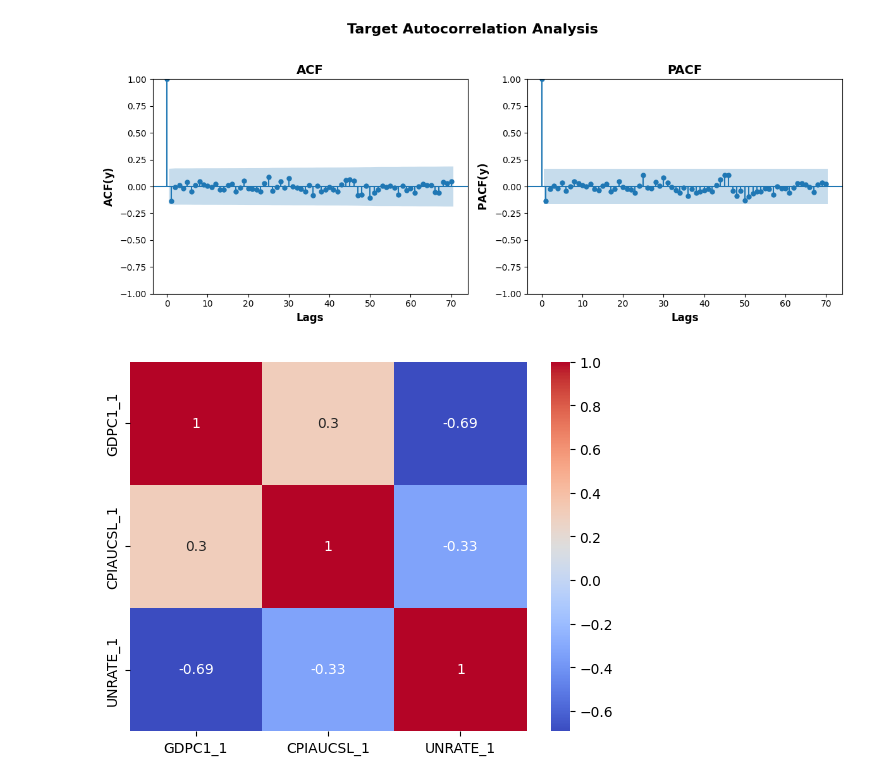
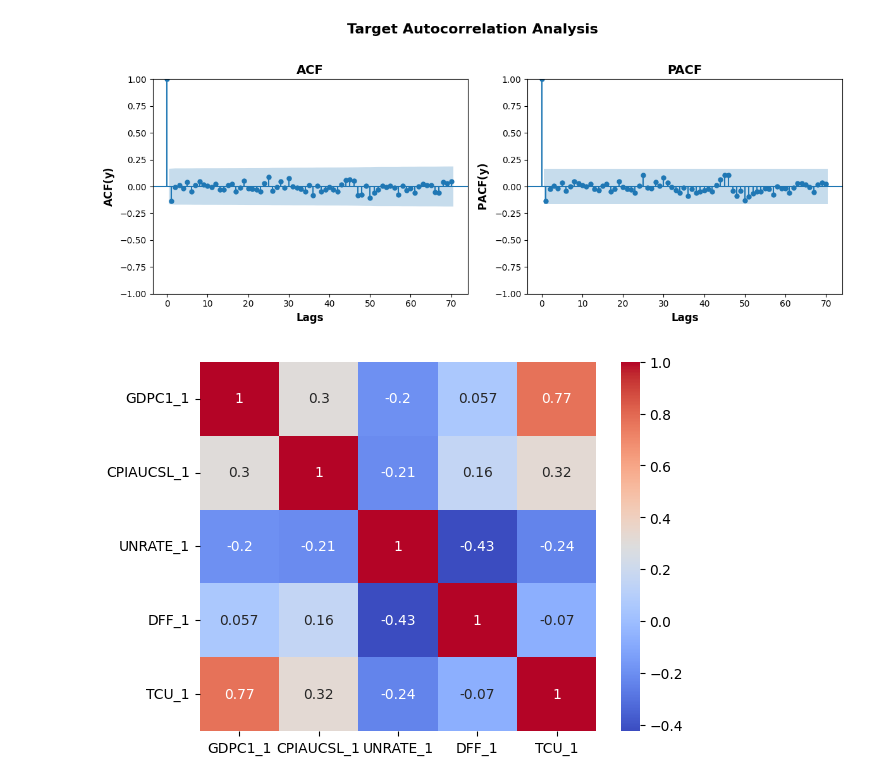
Before and after one commit to GongJr0/Econometrics2025-Project, a Jupyter notebook: main.ipynb, the cells around one changed output. Saved outputs shown, nothing was run; the diff lists cells and outputs as text; code cells hidden in the pictures.

```diff
--- a/main.ipynb
+++ b/main.ipynb
@@ -29,14 +29,16 @@ s = StandardScaler()
 rgdp = pd.read_csv('./data/fred/GDPC1.csv', low_memory=False, encoding='utf-8')
 cpi = pd.read_csv('./data/fred/CPIAUCSL.csv', low_memory=False, encoding='utf-8')
 unrate = pd.read_csv('./data/fred/UNRATE.csv', low_memory=False, encoding='utf-8')
+dff = pd.read_csv('./data/fred/DFF.csv', low_memory=False, encoding='utf-8')
+tcu = pd.read_csv('./data/fred/TCU.csv', low_memory=False, encoding='utf-8')
 
-set = [rgdp, cpi, unrate]
+set = [rgdp, cpi, unrate, dff, tcu]
 for df in set:
     df.set_index("observation_date", inplace=True)
 
 rgdp = rgdp.pct_change().dropna()
 cpi = cpi.pct_change().dropna()
-unrate = unrate.pct_change().dropna()
+tcu = tcu.pct_change().dropna()
 # %%
 fig, ax = plt.subplots(1, 2, figsize=(12, 5))
 
@@ -57,21 +59,26 @@ plt.show()
 [figure]
 # %%
 target = pd.Series(rgdp['GDPC1'])
-X = pd.concat([rgdp, cpi.loc[rgdp.index], unrate.loc[rgdp.index]], axis=1)
+X = pd.concat([rgdp,
+               cpi.loc[rgdp.index],
+               unrate.loc[rgdp.index],
+               dff.loc[rgdp.index],
+               tcu.loc[rgdp.index]], axis=1)
 X = X.shift(1).dropna(how='any')
 cols = X.columns.tolist()
 X.columns = [col + "_1" for col in cols]
 X_2 = X.shift(1)
 
 target = target.loc[X.index]
 time_idx = target.index
 
+
 assert X.notna().all().all() == target.notna().all().all() == True, len(X) == len(target)
 sns.heatmap(X.corr(), annot=True, cmap='coolwarm')
 
 y = target.values
 # X = s.fit_transform(X.values)
 X = X.values
 # %% [output]
-[figure, old version]
+[figure, new version]
 # %%
```
Also changed, not shown: parts of 19 cells of this notebook, 2 other files.
